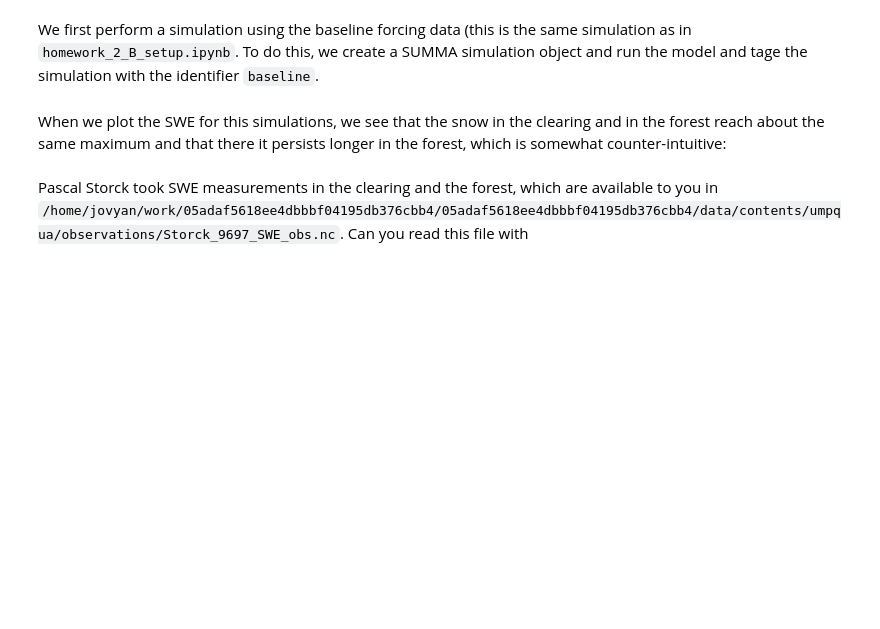
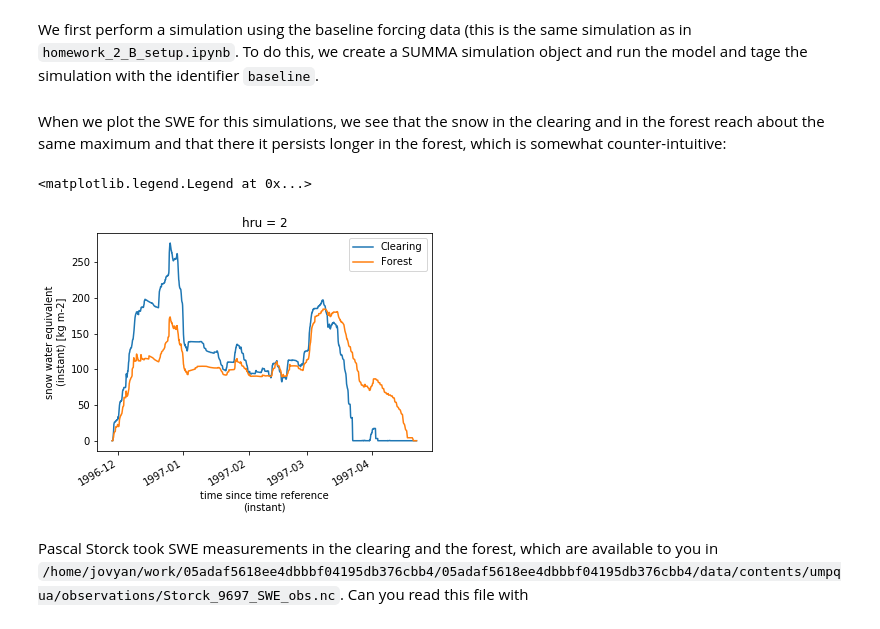
Before and after one commit to bartnijssen/cuahsi_vu, a Jupyter notebook: homework_1/homework_1_C_exercise_1.ipynb, the cells around one changed output. Saved outputs shown, nothing was run; the diff lists cells and outputs as text; code cells hidden in the pictures; blank space fills up the shorter version.

```diff
--- a/homework_1/homework_1_C_exercise_1.ipynb
+++ b/homework_1/homework_1_C_exercise_1.ipynb
@@ -40,9 +40,12 @@ s.run('local', run_suffix='baseline')
 # %% [markdown]
 When we plot the SWE for this simulations, we see that the snow in the clearing and in the forest reach about the same maximum and that there it persists longer in the forest, which is somewhat counter-intuitive:
 # %%
-s.output['scalarSWE'].isel(hru=0).plot(label='Clearing')
-s.output['scalarSWE'].isel(hru=1).plot(label='Forest')
+s.output['scalarSWE'].sel(hru=1).plot(label='Clearing')
+s.output['scalarSWE'].sel(hru=2).plot(label='Forest')
 plt.legend()
+# %% [output]
+<matplotlib.legend.Legend at 0x...>
+[figure, added]
 # %% [markdown]
 Pascal Storck took SWE measurements in the clearing and the forest, which are available to you in `/home/jovyan/work/05adaf5618ee4dbbbf04195db376cbb4/05adaf5618ee4dbbbf04195db376cbb4/data/contents/umpqua/observations/Storck_9697_SWE_obs.nc`. Can you read this file with
 # %%
```
Also changed, not shown: parts of 19 cells of this notebook, 2 other files.
